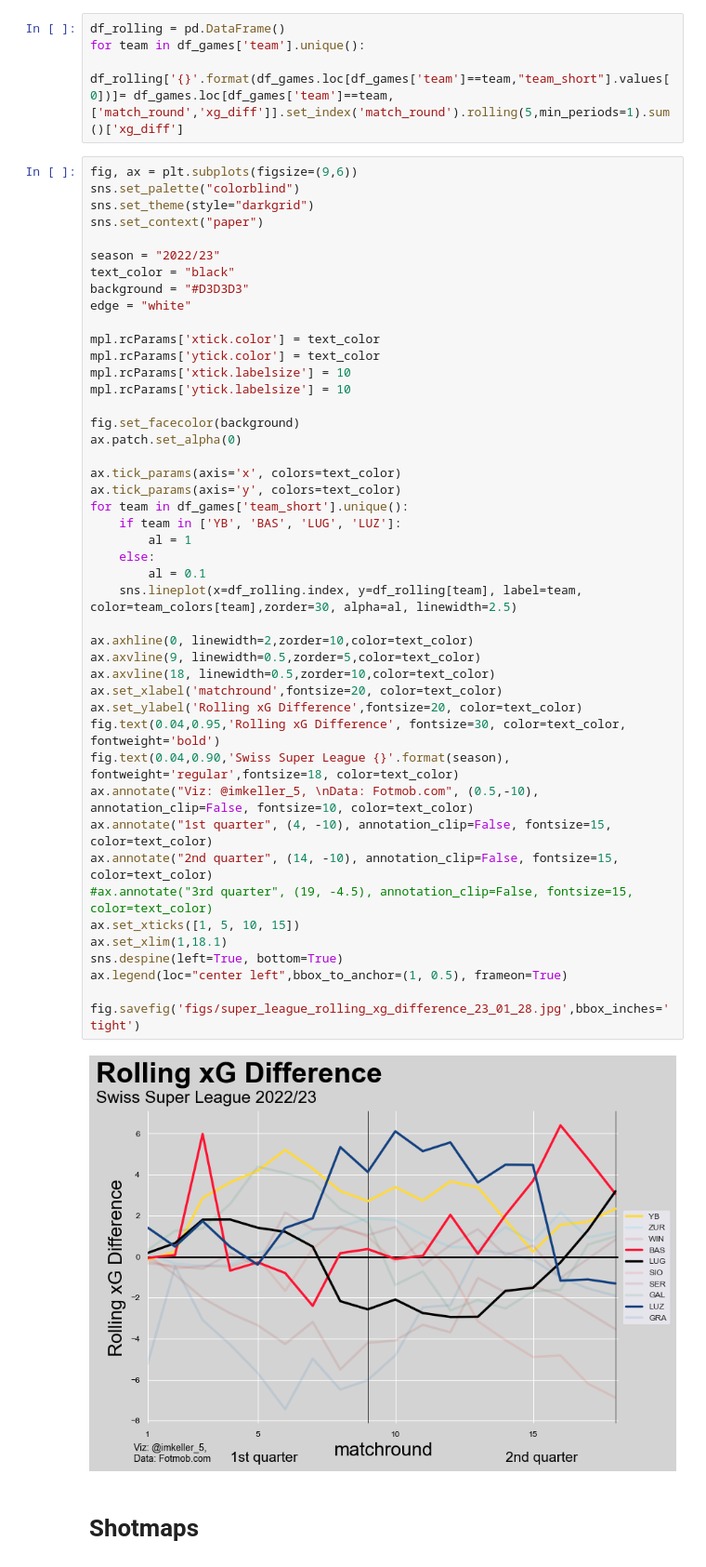
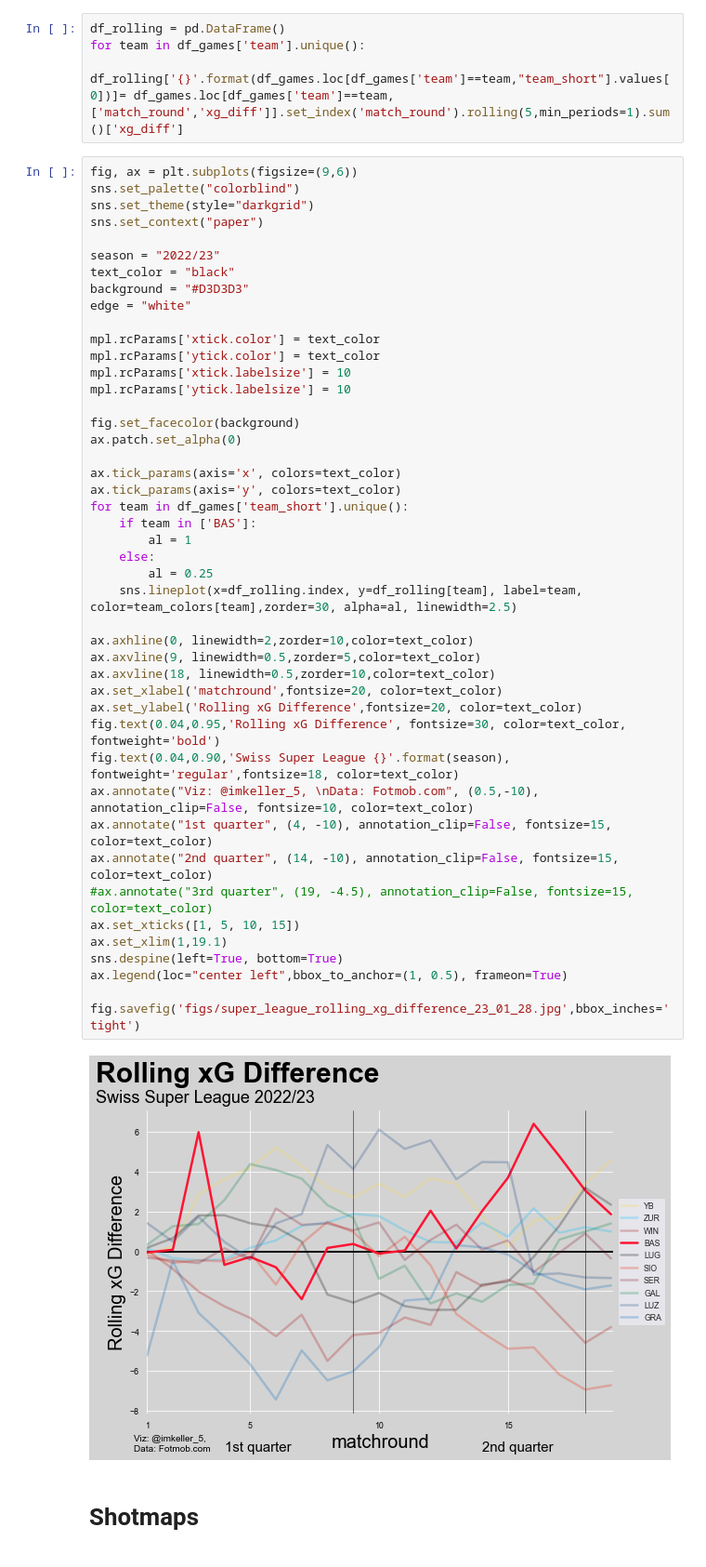
Before and after one commit to TK5-Tim/ds-projects, a Jupyter notebook: rsl/rsl_22_23_half_season_review.ipynb, the cells around one changed output. Shown: that part at 93% size. Drawn from its saved outputs; the diff is of its cells as text.

```diff
--- a/rsl/rsl_22_23_half_season_review.ipynb
+++ b/rsl/rsl_22_23_half_season_review.ipynb
@@ -219,37 +219,37 @@ mpl.rcParams['ytick.color'] = text_color
 mpl.rcParams['xtick.labelsize'] = 10
 mpl.rcParams['ytick.labelsize'] = 10
 
 fig.set_facecolor(background)
 ax.patch.set_alpha(0)
 
 ax.tick_params(axis='x', colors=text_color)
 ax.tick_params(axis='y', colors=text_color)
 for team in df_games['team_short'].unique():
-    if team in ['YB', 'BAS', 'LUG', 'LUZ']:
+    if team in ['BAS']:
         al = 1
     else:
-        al = 0.1
+        al = 0.25
     sns.lineplot(x=df_rolling.index, y=df_rolling[team], label=team, color=team_colors[team],zorder=30, alpha=al, linewidth=2.5)
 
 ax.axhline(0, linewidth=2,zorder=10,color=text_color)
 ax.axvline(9, linewidth=0.5,zorder=5,color=text_color)
 ax.axvline(18, linewidth=0.5,zorder=10,color=text_color)
 ax.set_xlabel('matchround',fontsize=20, color=text_color)
 ax.set_ylabel('Rolling xG Difference',fontsize=20, color=text_color)
 fig.text(0.04,0.95,'Rolling xG Difference', fontsize=30, color=text_color, fontweight='bold')
 fig.text(0.04,0.90,'Swiss Super League {}'.format(season), fontweight='regular',fontsize=18, color=text_color)
 ax.annotate("Viz: @imkeller_5, \nData: Fotmob.com", (0.5,-10), annotation_clip=False, fontsize=10, color=text_color)
 ax.annotate("1st quarter", (4, -10), annotation_clip=False, fontsize=15, color=text_color)
 ax.annotate("2nd quarter", (14, -10), annotation_clip=False, fontsize=15, color=text_color)
 #ax.annotate("3rd quarter", (19, -4.5), annotation_clip=False, fontsize=15, color=text_color)
 ax.set_xticks([1, 5, 10, 15])
-ax.set_xlim(1,18.1)
+ax.set_xlim(1,19.1)
 sns.despine(left=True, bottom=True)
 ax.legend(loc="center left",bbox_to_anchor=(1, 0.5), frameon=True)
 
 fig.savefig('figs/super_league_rolling_xg_difference_23_01_28.jpg',bbox_inches='tight')
 # %% [output]
-[figure, old version]
+[figure, new version]
 # %% [markdown]
 # Shotmaps
 # %% [markdown]
```
Also changed, not shown: parts of 6 cells of this notebook, 10 other files.
